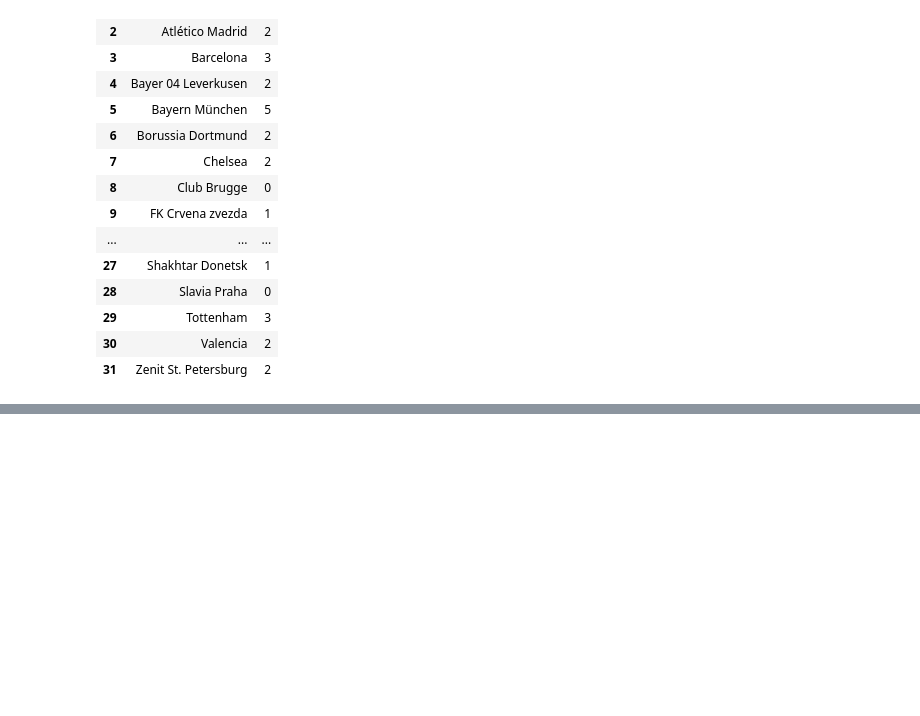
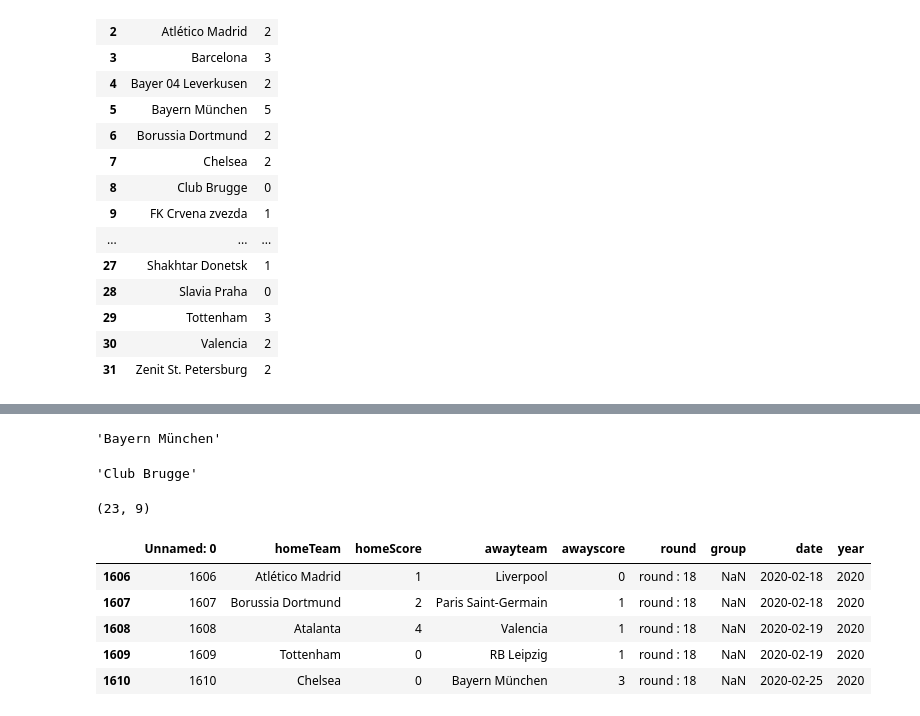
Before and after one commit to ZaidSultan10/champions-league-winner-prediction, a Jupyter notebook: UEFA_Champions_League_Winner_Prediction-checkpoint.ipynb, the cells around one changed output, grey strips where cells are left out. Saved outputs shown, nothing was run; the diff lists cells and outputs as text; code cells hidden in the pictures; blank space fills up the shorter version.

Commit message:
made data for knockout stages

```diff
--- a/UEFA_Champions_League_Winner_Prediction-checkpoint.ipynb
+++ b/UEFA_Champions_League_Winner_Prediction-checkpoint.ipynb
@@ -642,0 +639,27 @@ overall_best_team.idxmax()
+# %%
+#best performing team
+overall_best_team.idxmax()
+# %% [output]
+'Bayern München'
+# %%
+#worst performing team
+overall_best_team.idxmin()
+# %% [output]
+'Club Brugge'
+# %%
+uefa_needed_df_knockout_stages = uefa_raw_df[(uefa_raw_df['year'] ==2020)]
+# %%
+uefa_Knockout_stage_df = uefa_needed_df_knockout_stages.drop(uefa_needed_df_knockout_stages[uefa_needed_df_knockout_stages['group'].notnull()].index, axis=0)
+# %%
+uefa_Knockout_stage_df.shape
+# %% [output]
+(23, 9)
+# %%
+uefa_Knockout_stage_df.head()
+# %% [output]
+|  | Unnamed: 0 | homeTeam | homeScore | awayteam | awayscore | round | group | date | year |
+| 1606 | 1606 | Atlético Madrid | 1 | Liverpool | 0 | round : 18 | NaN | 2020-02-18 | 2020 |
+| 1607 | 1607 | Borussia Dortmund | 2 | Paris Saint-Germain | 1 | round : 18 | NaN | 2020-02-18 | 2020 |
+| 1608 | 1608 | Atalanta | 4 | Valencia | 1 | round : 18 | NaN | 2020-02-19 | 2020 |
+| 1609 | 1609 | Tottenham | 0 | RB Leipzig | 1 | round : 18 | NaN | 2020-02-19 | 2020 |
+| 1610 | 1610 | Chelsea | 0 | Bayern München | 3 | round : 18 | NaN | 2020-02-25 | 2020 |
```
Also changed, not shown: parts of 2 cells of this notebook.
